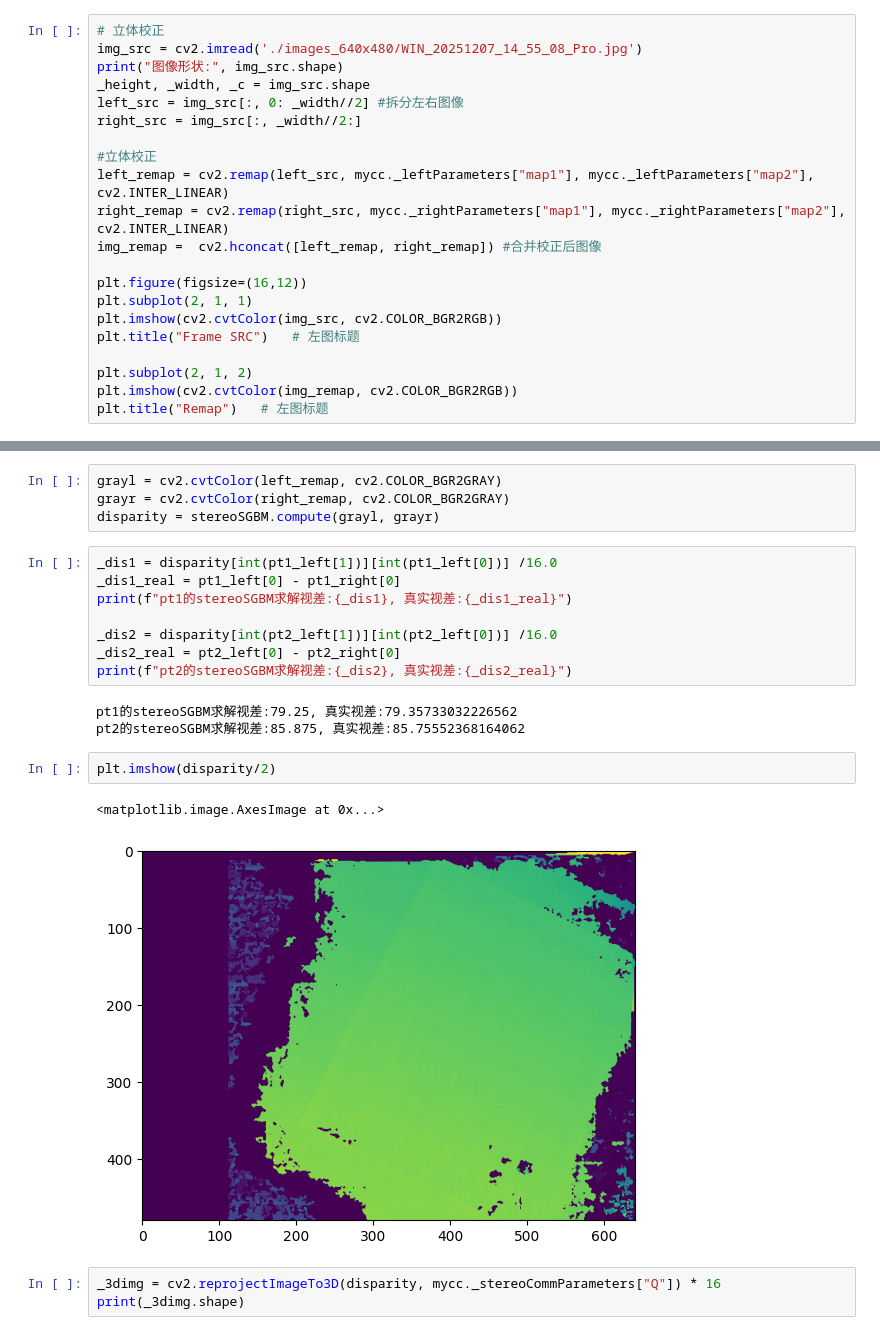
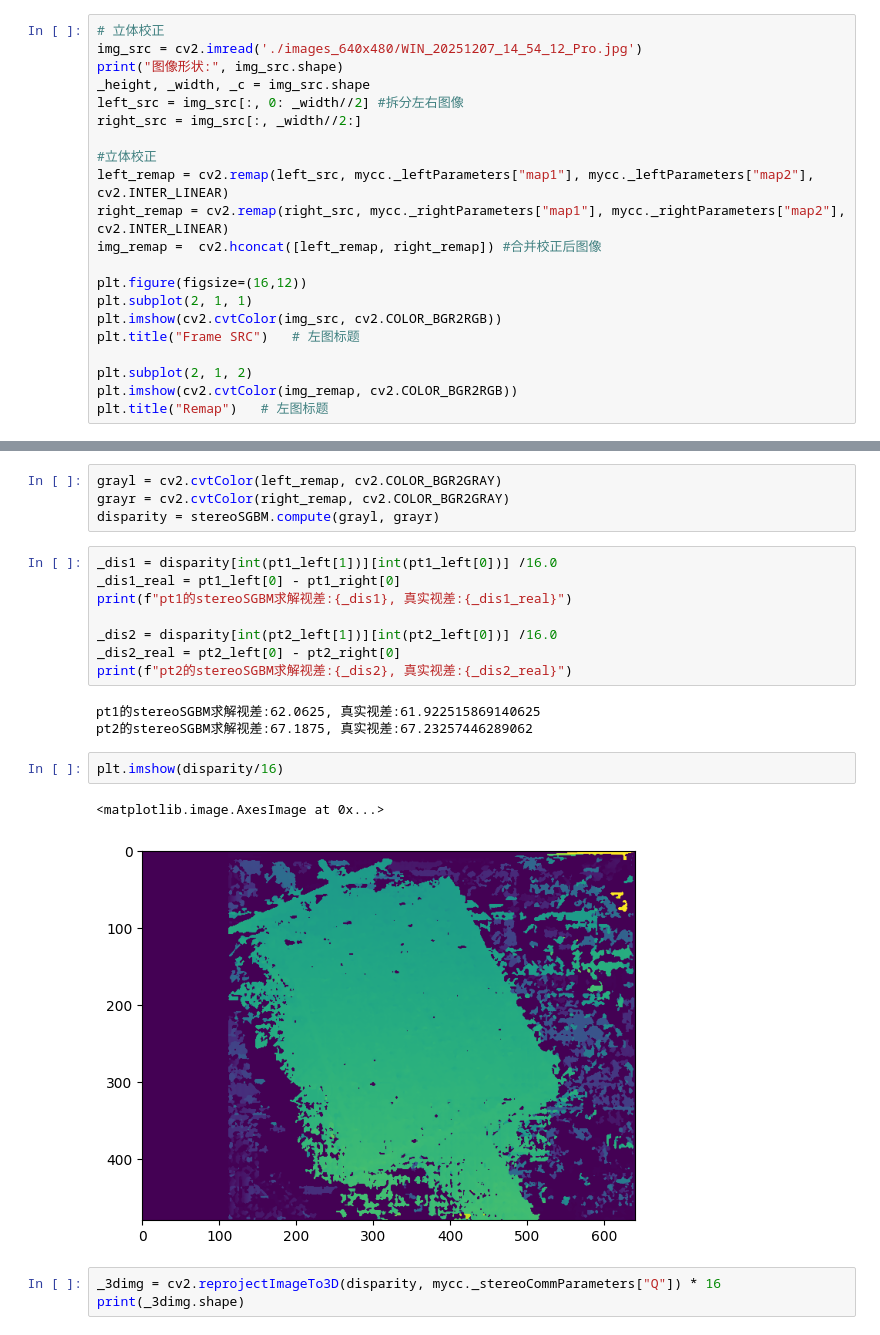
Before and after one commit to chenzhaoqiJM/camera3d_kit, a Jupyter notebook: stereo/calibration/calibra.ipynb, the cells around one changed output, grey strips where cells are left out. Cells and saved outputs as stored; diff of their text form.

```diff
--- a/stereo/calibration/calibra.ipynb
+++ b/stereo/calibration/calibra.ipynb
@@ -93,7 +93,7 @@ if False:
         cv2.imwrite(os.path.join(_merge_path, _save_name), _img_merge_rectify)
 # %%
 # 立体校正
-img_src = cv2.imread('./images_640x480/WIN_20251207_14_55_08_Pro.jpg')
+img_src = cv2.imread('./images_640x480/WIN_20251207_14_54_12_Pro.jpg')
 print("图像形状:", img_src.shape)
 _height, _width, _c = img_src.shape
 left_src = img_src[:, 0: _width//2] #拆分左右图像
@@ -262,13 +262,13 @@ _dis2 = disparity[int(pt2_left[1])][int(pt2_left[0])] /16.0
 _dis2_real = pt2_left[0] - pt2_right[0]
 print(f"pt2的stereoSGBM求解视差:{_dis2}, 真实视差:{_dis2_real}")
 # %% [output]
-pt1的stereoSGBM求解视差:79.25, 真实视差:79.35733032226562
-pt2的stereoSGBM求解视差:85.875, 真实视差:85.75552368164062
+pt1的stereoSGBM求解视差:62.0625, 真实视差:61.922515869140625
+pt2的stereoSGBM求解视差:67.1875, 真实视差:67.23257446289062
 # %%
-plt.imshow(disparity/2)
+plt.imshow(disparity/16)
 # %% [output]
 <matplotlib.image.AxesImage at 0x...>
-[figure, old version]
+[figure, new version]
 # %%
 _3dimg = cv2.reprojectImageTo3D(disparity, mycc._stereoCommParameters["Q"]) * 16
 print(_3dimg.shape)
```
Also changed, not shown: parts of 8 cells of this notebook, 13 other files.
